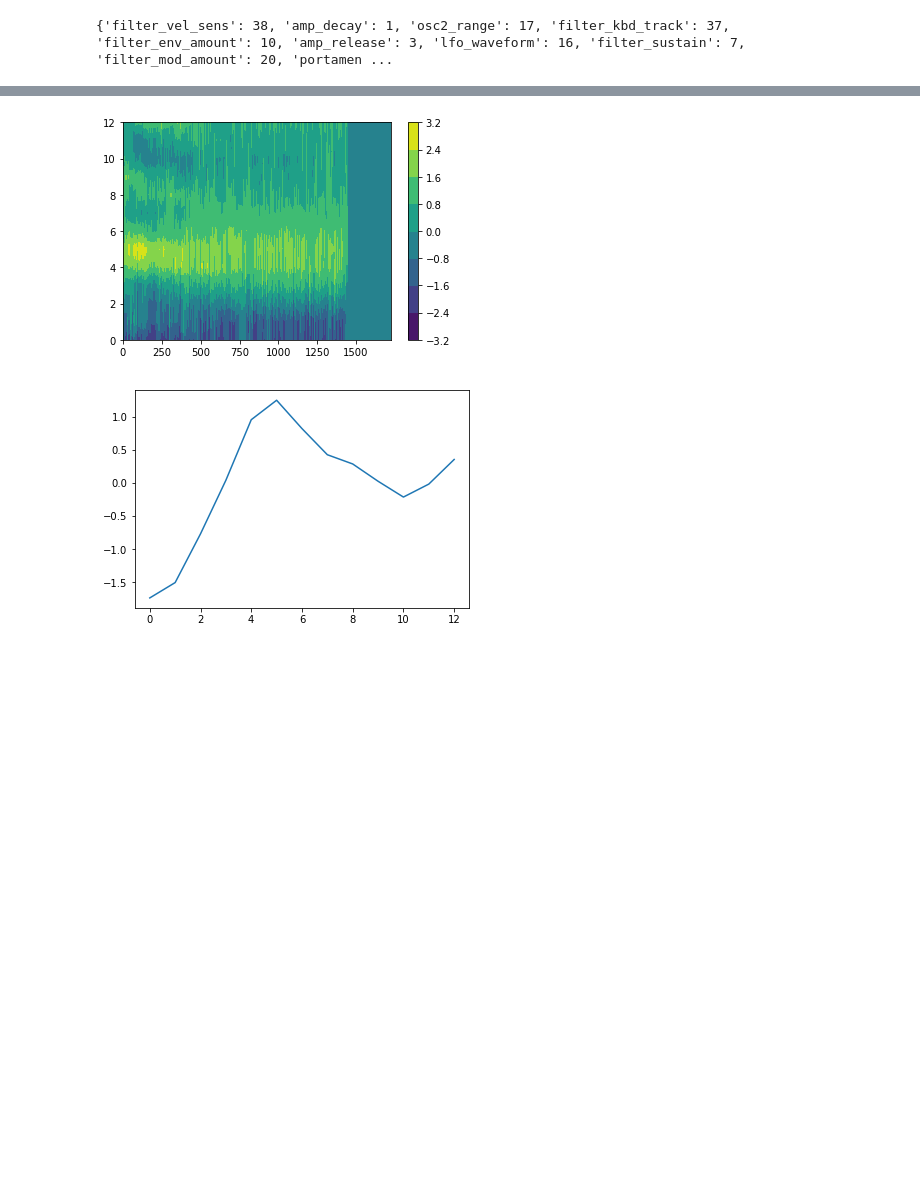
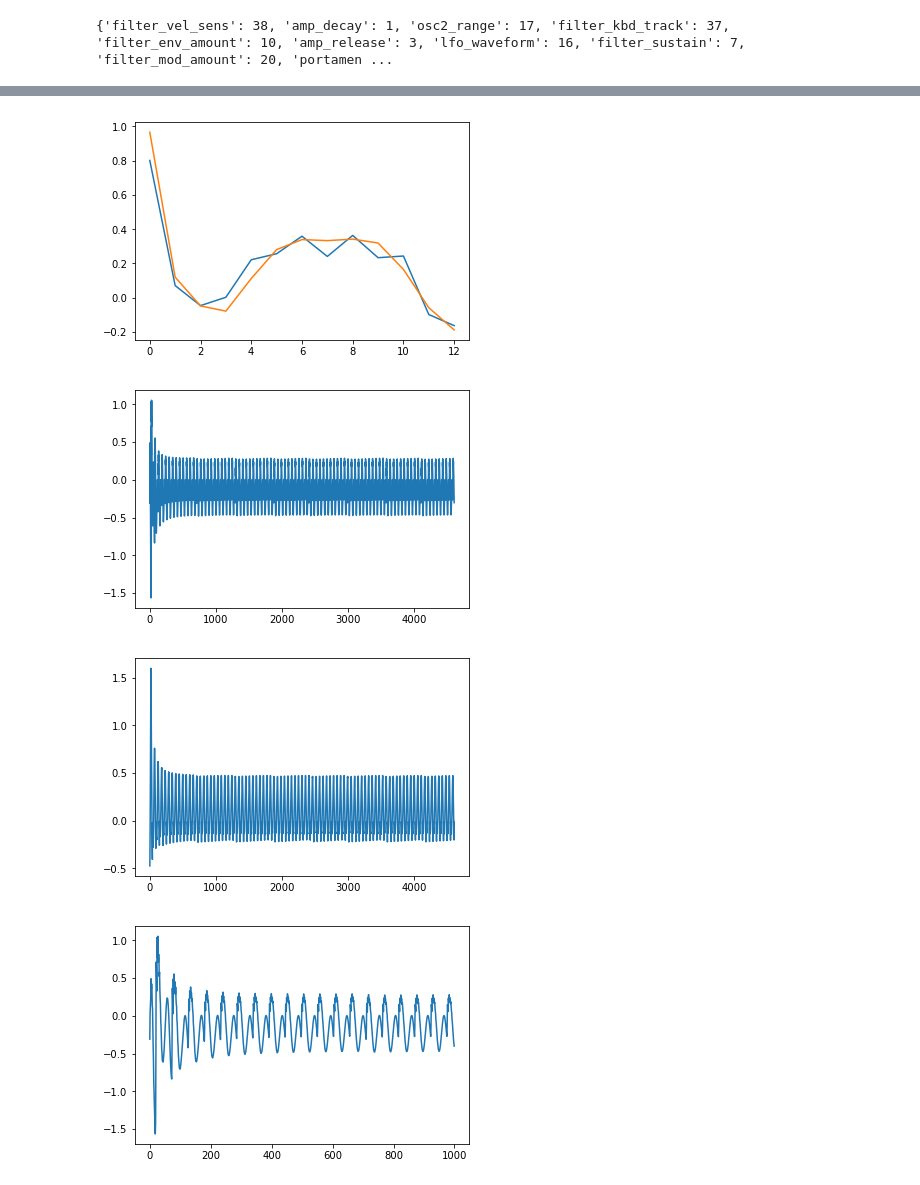
Before and after one commit to peterpeterp/anysynth, a Jupyter notebook: notebooks/amsynth.ipynb, the cells around one changed output, grey strips where cells are left out. Cells and saved outputs as stored; diff of their text form; code cells hidden in the pictures; blank space fills up the shorter version.

```diff
--- a/notebooks/amsynth.ipynb
+++ b/notebooks/amsynth.ipynb
@@ -36,10 +36,10 @@ print params
 {'filter_vel_sens': 38, 'amp_decay': 1, 'osc2_range': 17, 'filter_kbd_track': 37, 'filter_env_amount': 10, 'amp_release': 3, 'lfo_waveform': 16, 'filter_sustain': 7, 'filter_mod_amount': 20, 'portamen ...
 # %%
 # Settings to play a note and extract data from the synth.
-midiNote = 40
+midiNote = 80
 midiVelocity = 127
-noteLength = 1.0
-renderLength = 1.0
+noteLength = 0.1
+renderLength = 0.1
 
 fixedParams={'filter_vel_sens': 0, 'amp_decay': 0, 'osc2_range': 0,
              'filter_kbd_track': 0, 'filter_env_amount': 1, 'amp_release': 0,
@@ -73,10 +73,12 @@ def wrapSynth(xParams, getAudio=False):
         audio = engine.get_audio_frames()
         return audio
 
-    mfccs = np.mean(engine.get_mfcc_frames(),axis=1)
+    mfccs = np.mean(engine.get_mfcc_frames(),axis=0)
     return mfccs
 # %%
-#tParams = abs(np.random.randn(len(dynParams)))
+np.random.seed(100)
+tParams = np.random.uniform(size=len(dynParams))
+print(tParams)
 target = wrapSynth(tParams, getAudio=True)
 targetMfccs = wrapSynth(tParams, getAudio=False)
 Audio(target, rate=sampleRate)
@@ -88,5 +92,5 @@ def metric(xParams):
     return np.linalg.norm(test-targetMfccs)
 
 bounds = [(0,1) for p in range(len(dynParams))]
-popt = optimize.differential_evolution(metric,bounds)
+popt = optimize.differential_evolution(metric,bounds,mutation=(1.0,1.2), workers=-1,maxiter=5, disp=True)
 # %% [output]
@@ -94,3 +102,5 @@ KeyboardInterrupt:
 # %%
-audio = wrapSynth(popt, getAudio=True)
-Audio(audio, rate=sampleRate)
+print popt.x
+audio = wrapSynth(popt.x, getAudio=True)
+audioMfccs = wrapSynth(popt.x, getAudio=False)
+Audio(audio, rate=sampleRate, autoplay=True)
@@ -97,12 +111,28 @@ Audio(audio, rate=sampleRate)
 # %%
 import matplotlib.pyplot as plt
 import numpy as np
 %matplotlib inline
-plt.contourf(np.array(mfccs).T)
-plt.colorbar()
+plt.plot(np.array(targetMfccs))
+plt.plot(np.array(audioMfccs))
 plt.show()
-plt.plot(np.mean(np.array(mfccs).T,axis=1))
+
+plt.plot(target)
 plt.show()
+plt.plot(audio)
+plt.show()
+
+plt.plot(target[:1000])
+plt.show()
+plt.plot(audio[:1000])
+plt.show()
+
+plt.plot(tParams)
+plt.plot(popt.x)
+plt.show()
+
+Audio(target, rate=sampleRate,autoplay=True)
 # %% [output]
-[figure, old version]
+[figure, new version]
-[figure, old version]
+[figure, new version]
+[figure, added]
+[figure, added]
```
Also changed, not shown: parts of 7 cells of this notebook.
